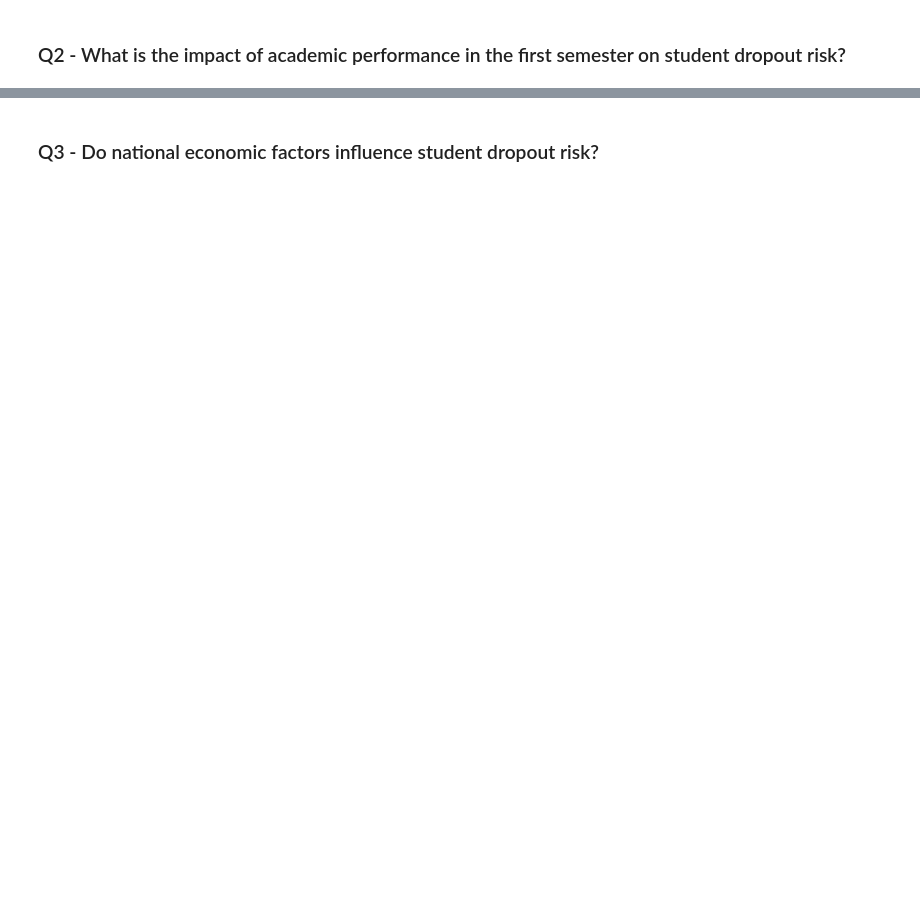
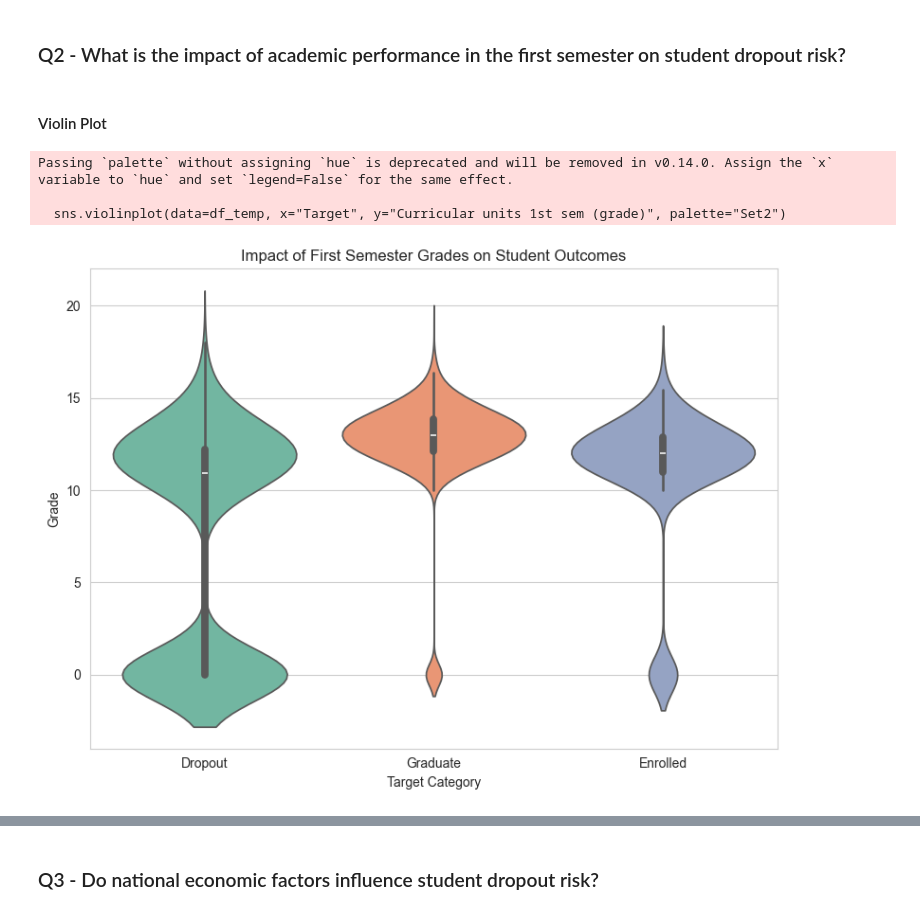
Before and after one commit to evaktar/AIandML, a Jupyter notebook: assessment.ipynb, the cells around one changed output, grey strips where cells are left out. Drawn from its saved outputs; the diff is of its cells as text; code cells hidden in the pictures; blank space fills up the shorter version.

```diff
--- a/assessment.ipynb
+++ b/assessment.ipynb
@@ -726,6 +785,25 @@ set_ticklabels() should only be used with a fixed number of ticks, i.e. after se
 # %% [markdown]
 ### Q2 - What is the impact of academic performance in the first semester on student dropout risk?
+# %% [markdown]
+#### Violin Plot
 # %%
 # Count of dropouts and engaged against grades in semester 1 and semester 2
 
 # Stacked bar? Smester 1 vs Semester 2 bars against grades (y) in stacks of dropout vs graduate vs enrolled
+
+# Copy relevant columns
+df_temp = df_eda[["Target", "Curricular units 1st sem (grade)", "Curricular units 2nd sem (grade)"]].copy()
+
+# Violin Plot
+plt.figure(figsize=(8,6))
+sns.violinplot(data=df_temp, x="Target", y="Curricular units 1st sem (grade)", palette="Set2")
+plt.title("Impact of First Semester Grades on Student Outcomes")
+plt.ylabel("Grade")
+plt.xlabel("Target Category")
+plt.tight_layout()
+plt.show()
+# %% [output]
+Passing `palette` without assigning `hue` is deprecated and will be removed in v0.14.0. Assign the `x` variable to `hue` and set `legend=False` for the same effect.
+
+  sns.violinplot(data=df_temp, x="Target", y="Curricular units 1st sem (grade)", palette="Set2")
+[figure, added]
```
Also changed, not shown: parts of 40 cells of this notebook.
